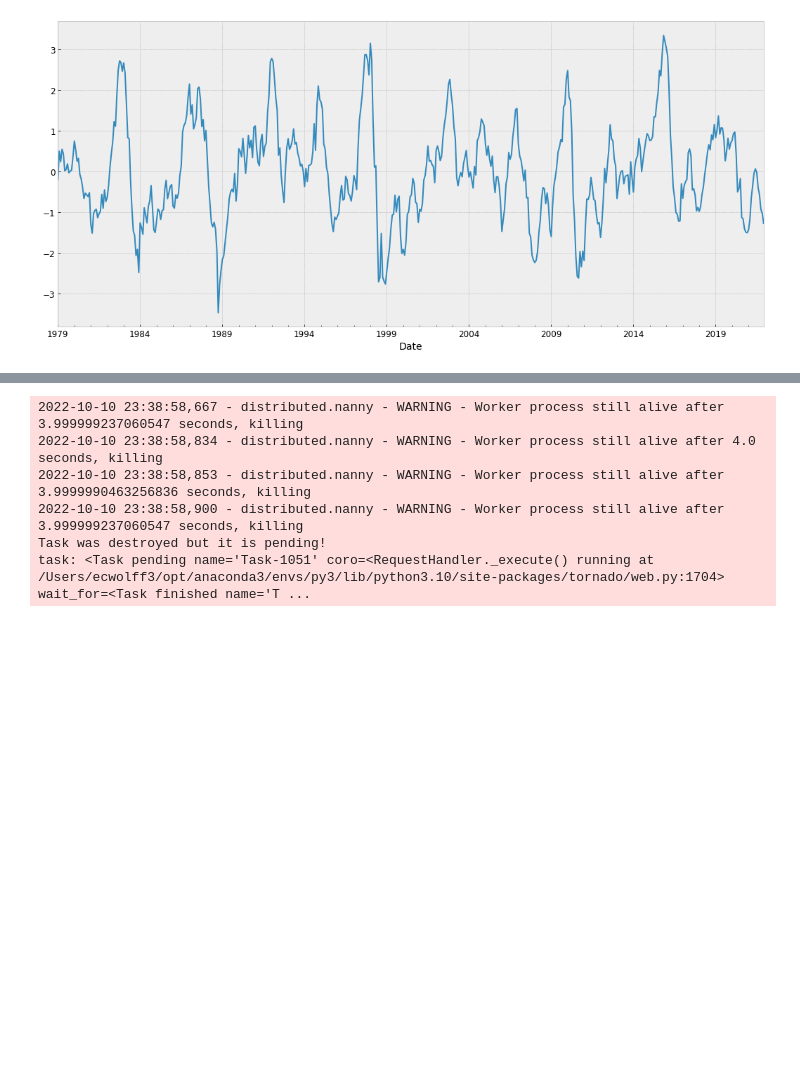
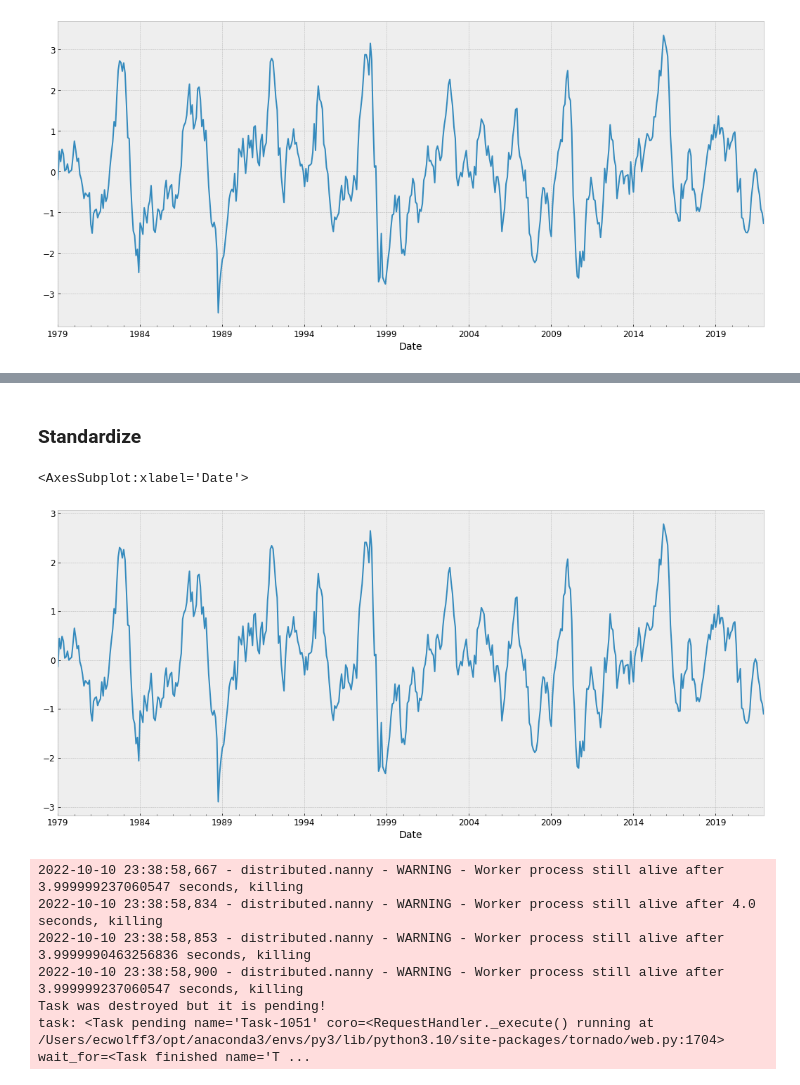
Before and after one commit to atmsillinois/time-series-and-eofs-EWolffWX, a Jupyter notebook: Homework4.ipynb, the cells around one changed output, grey strips where cells are left out. Saved outputs shown, nothing was run; the diff lists cells and outputs as text; code cells hidden in the pictures; blank space fills up the shorter version.

```diff
--- a/Homework4.ipynb
+++ b/Homework4.ipynb
@@ -427,3 +458,16 @@ deseason2.plot()
+# %% [markdown]
+### Standardize
+# %%
+# Standardize????
+
+long_mean = detrend.mean()
+standard = detrend.std()
+
+standardize = (detrend - long_mean)/standard
+standardize.plot()
+# %% [output]
+<AxesSubplot:xlabel='Date'>
+[figure, added]
 # %%
 client.close()
 # %% [output]
```
Also changed, not shown: parts of 5 cells of this notebook.
